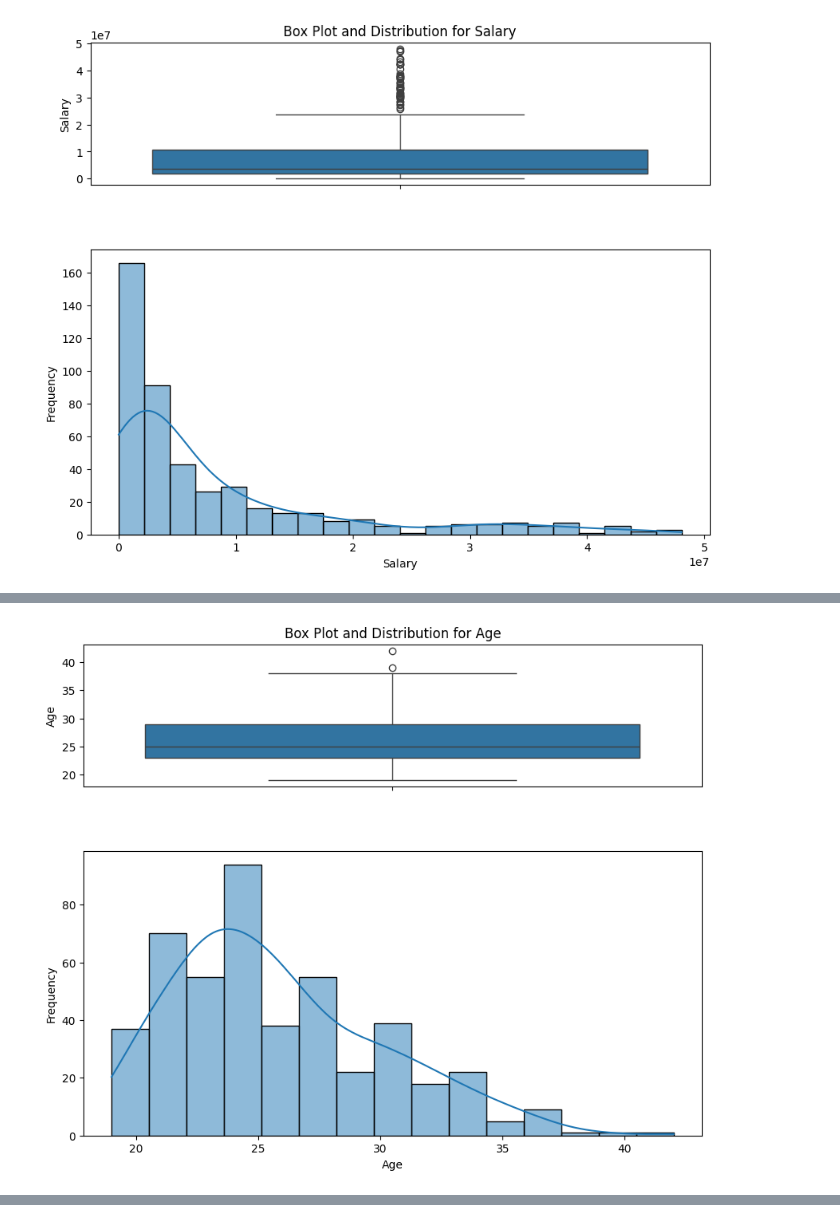
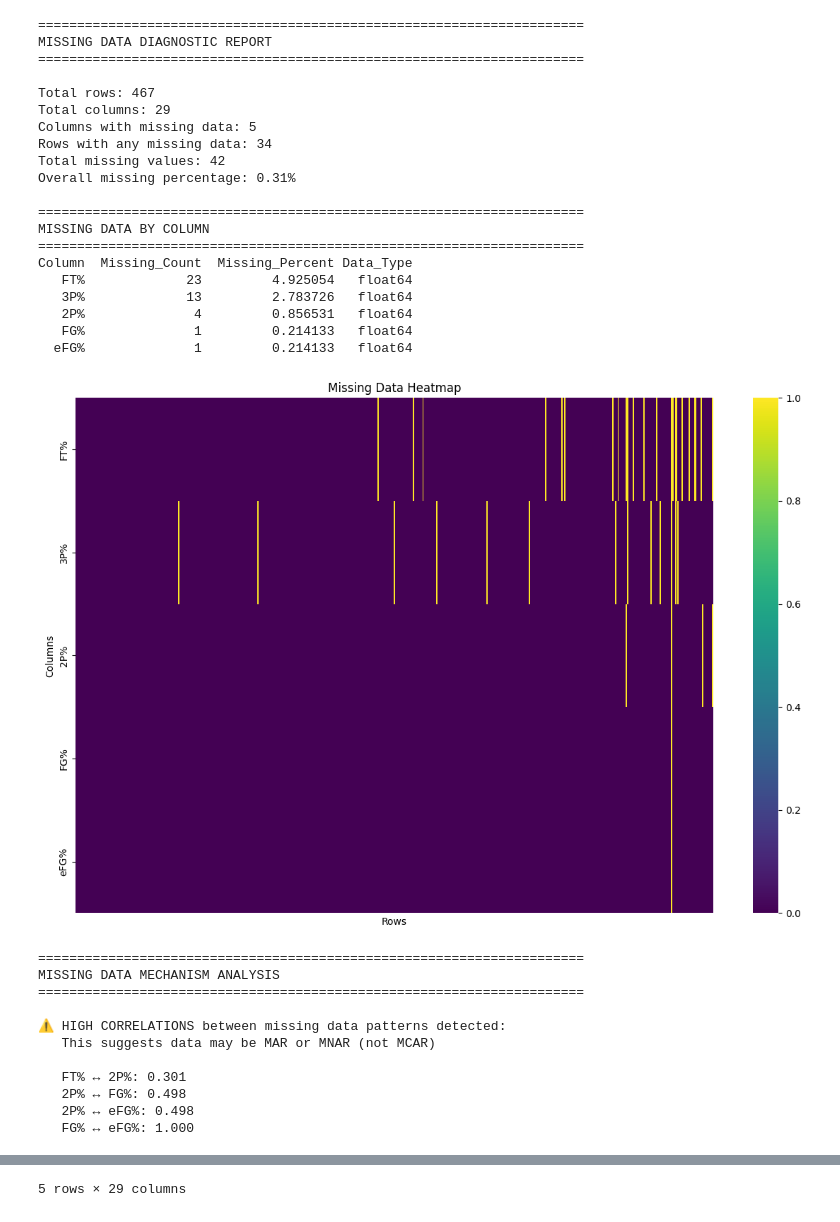
Before and after one commit to George-Ramsay/IS-455, a Jupyter notebook: ML-Pipeline-Kit/In_Class.ipynb, the cells around one changed output, grey strips where cells are left out. Cells and saved outputs as stored; diff of their text form; code cells hidden in the pictures.

```diff
--- a/ML-Pipeline-Kit/In_Class.ipynb
+++ b/ML-Pipeline-Kit/In_Class.ipynb
@@ -33,12 +16,45 @@ def bin_categories(df) -> pd.DataFrame:
 # %%
 df = pd.read_csv('C:\\Users\\GeorgeColinRamsay\\Documents\\GitHub\\IS-455\\ML-Pipeline-Kit\\nba_salaries.csv')
 
 df = ml.drop_columns(df)
 df = nba_specific(df)
-df = bin_categories(df)
+
+diagnostics = ml.missing_data_diagnostics(df, show_plots=True)
+df = ml.handle_missing_data(df, drop_threshold=0.9, impute_strategy='mean', verbose=True)
+
+df = ml.bin_categories(df)
 
 df.head()
-
-ml.univariate(df)
 # %% [output]
+======================================================================
+MISSING DATA DIAGNOSTIC REPORT
+======================================================================
+
+Total rows: 467
+Total columns: 29
+Columns with missing data: 5
+Rows with any missing data: 34
+Total missing values: 42
+Overall missing percentage: 0.31%
+
+======================================================================
+MISSING DATA BY COLUMN
+======================================================================
+Column  Missing_Count  Missing_Percent Data_Type
+   FT%             23         4.925054   float64
+   3P%             13         2.783726   float64
+   2P%              4         0.856531   float64
+   FG%              1         0.214133   float64
+  eFG%              1         0.214133   float64
-[figure, old version]
+[figure, new version]
+======================================================================
+MISSING DATA MECHANISM ANALYSIS
+======================================================================
+
+⚠ HIGH CORRELATIONS between missing data patterns detected:
+   This suggests data may be MAR or MNAR (not MCAR)
+
+   FT% ↔ 2P%: 0.301
+   2P% ↔ FG%: 0.498
+   2P% ↔ eFG%: 0.498
+   FG% ↔ eFG%: 1.000
@@ -46 +61,0 @@ ml.univariate(df)
-[figure, removed]
@@ -56,0 +92 @@ ml.univariate(df)
+5 rows × 29 columns
```
Also changed, not shown: parts of 2 cells of this notebook, 1 other file.
